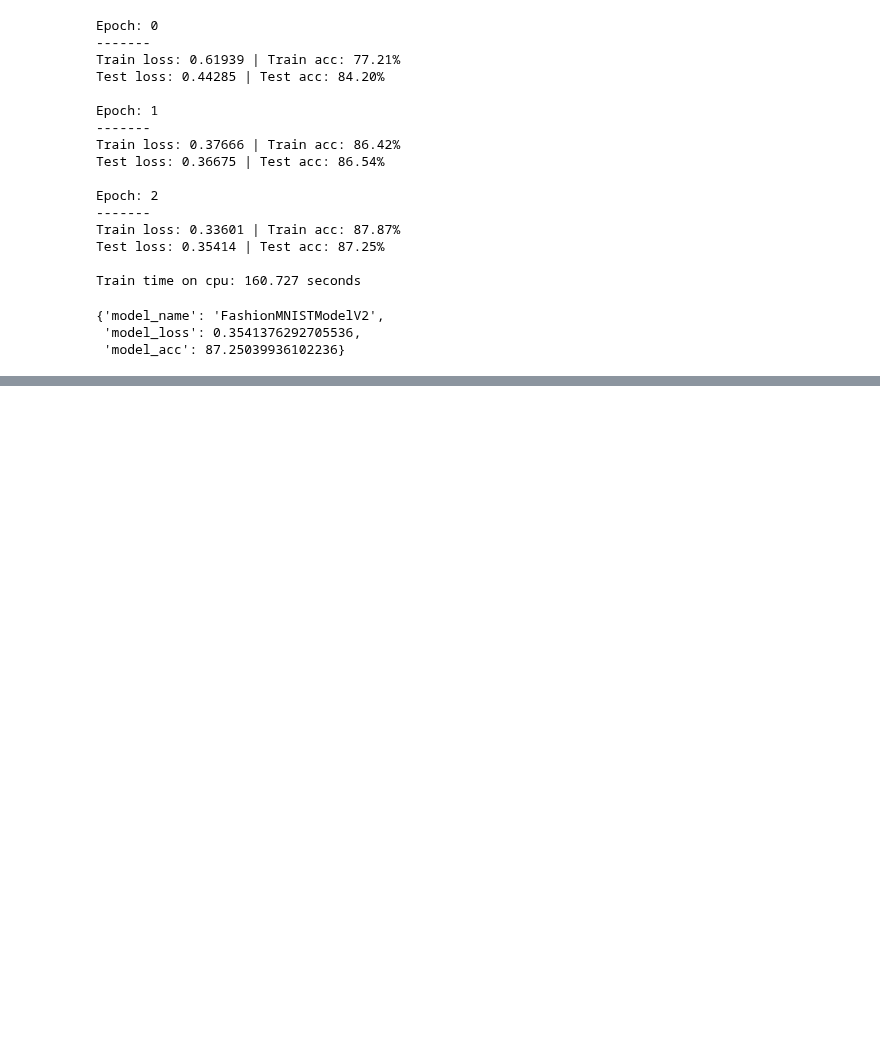
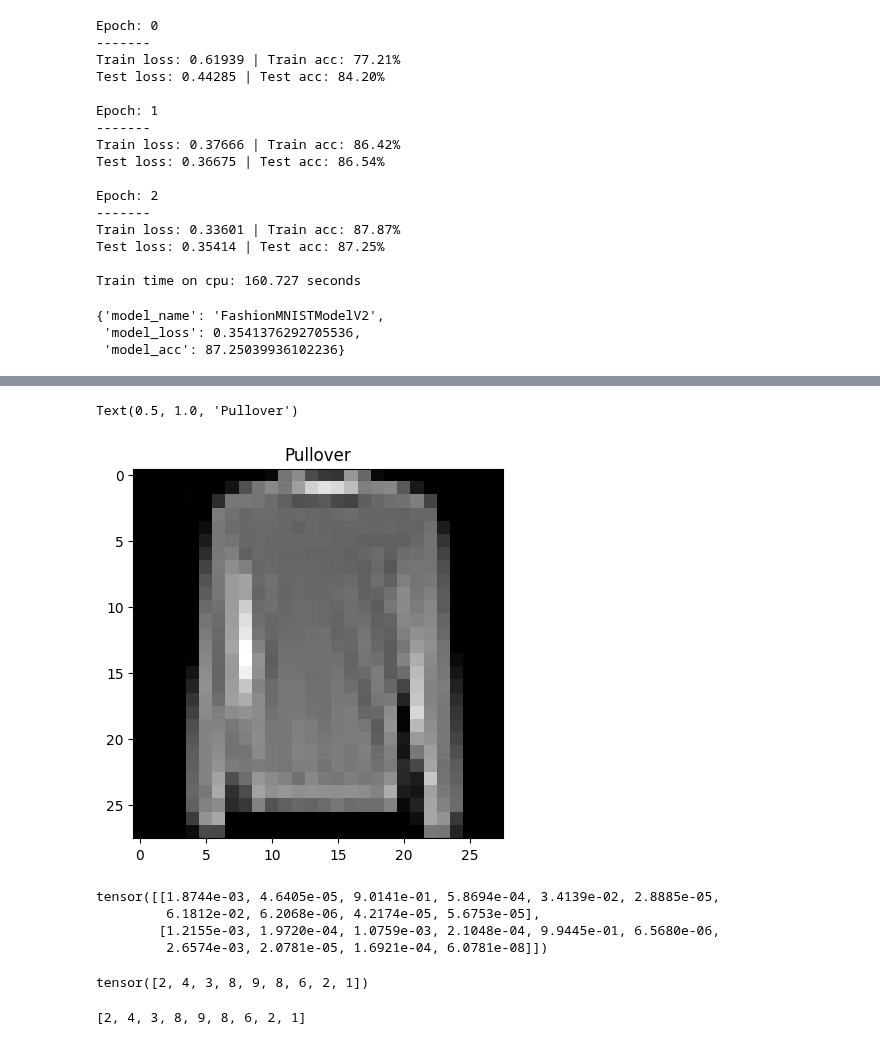
Before and after one commit to yungshun317/torch-dnn, a Jupyter notebook: computer_vision.ipynb, the cells around one changed output, grey strips where cells are left out. Cells and saved outputs as stored; diff of their text form; code cells hidden in the pictures; blank space fills up the shorter version.

```diff
--- a/computer_vision.ipynb
+++ b/computer_vision.ipynb
@@ -754,0 +819,27 @@ model_2_results
+# %%
+plt.imshow(test_samples[0].squeeze(), cmap="gray")
+plt.title(class_names[test_labels[0]])
+# %% [output]
+Text(0.5, 1.0, 'Pullover')
+[figure, added]
+# %%
+# Make predictions
+pred_probs = make_predictions(model=model_2, data=test_samples)
+
+# View first two prediction probabilities
+pred_probs[:2]
+# %% [output]
+tensor([[1.8744e-03, 4.6405e-05, 9.0141e-01, 5.8694e-04, 3.4139e-02, 2.8885e-05,
+         6.1812e-02, 6.2068e-06, 4.2174e-05, 5.6753e-05],
+        [1.2155e-03, 1.9720e-04, 1.0759e-03, 2.1048e-04, 9.9445e-01, 6.5680e-06,
+         2.6574e-03, 2.0781e-05, 1.6921e-04, 6.0781e-08]])
+# %%
+# Convert prediction probabilities to labels
+pred_classes = pred_probs.argmax(dim=1)
+pred_classes
+# %% [output]
+tensor([2, 4, 3, 8, 9, 8, 6, 2, 1])
+# %%
+test_labels
+# %% [output]
+[2, 4, 3, 8, 9, 8, 6, 2, 1]
```
Also changed, not shown: parts of 6 cells of this notebook.
